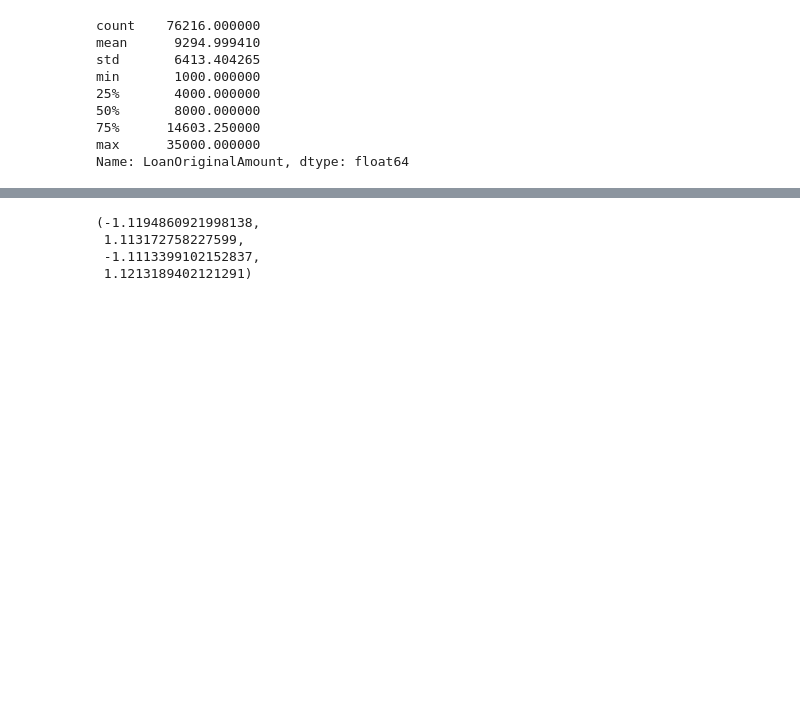
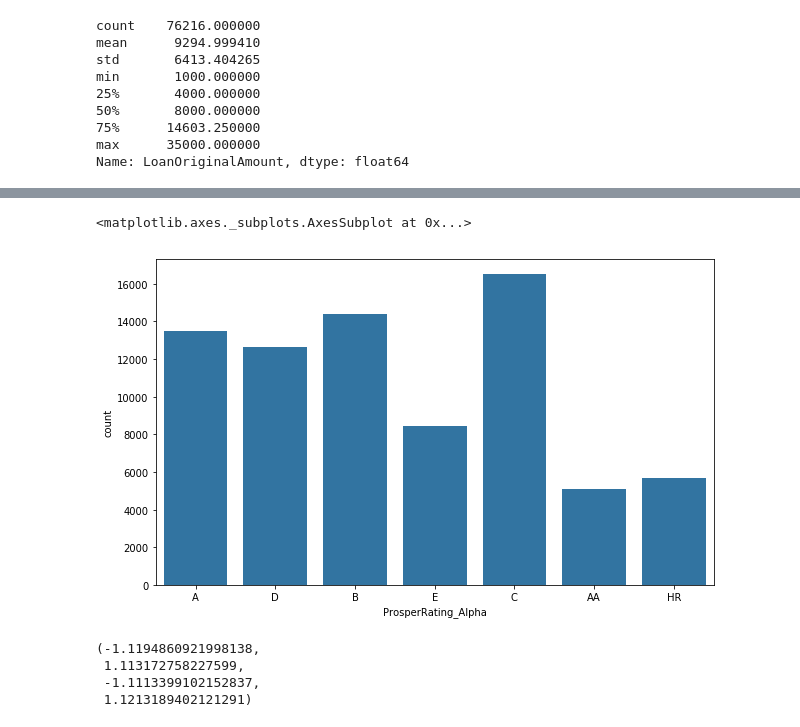
Before and after one commit to HeeDon207/DataScienceProject1, a Jupyter notebook: HuyTDD.ipynb, the cells around one changed output, grey strips where cells are left out. Drawn from its saved outputs; the diff is of its cells as text; code cells hidden in the pictures; blank space fills up the shorter version.

```diff
--- a/HuyTDD.ipynb
+++ b/HuyTDD.ipynb
@@ -251,3 +313,10 @@ Name: LoanOriginalAmount, dtype: float64
+# %%
+plt.figure(figsize = [10,6])
+base_color = sb.color_palette()[0]
+sb.countplot(loan_df['ProsperRating_Alpha'], color = base_color)
+# %% [output]
+<matplotlib.axes._subplots.AxesSubplot at 0x...>
+[figure, added]
 # %%
 sorted_counts = loan_df[loan_df['IncomeRange'] != 'Not employed']
 # %%
```
Also changed, not shown: parts of 35 cells of this notebook, 1 other file.
